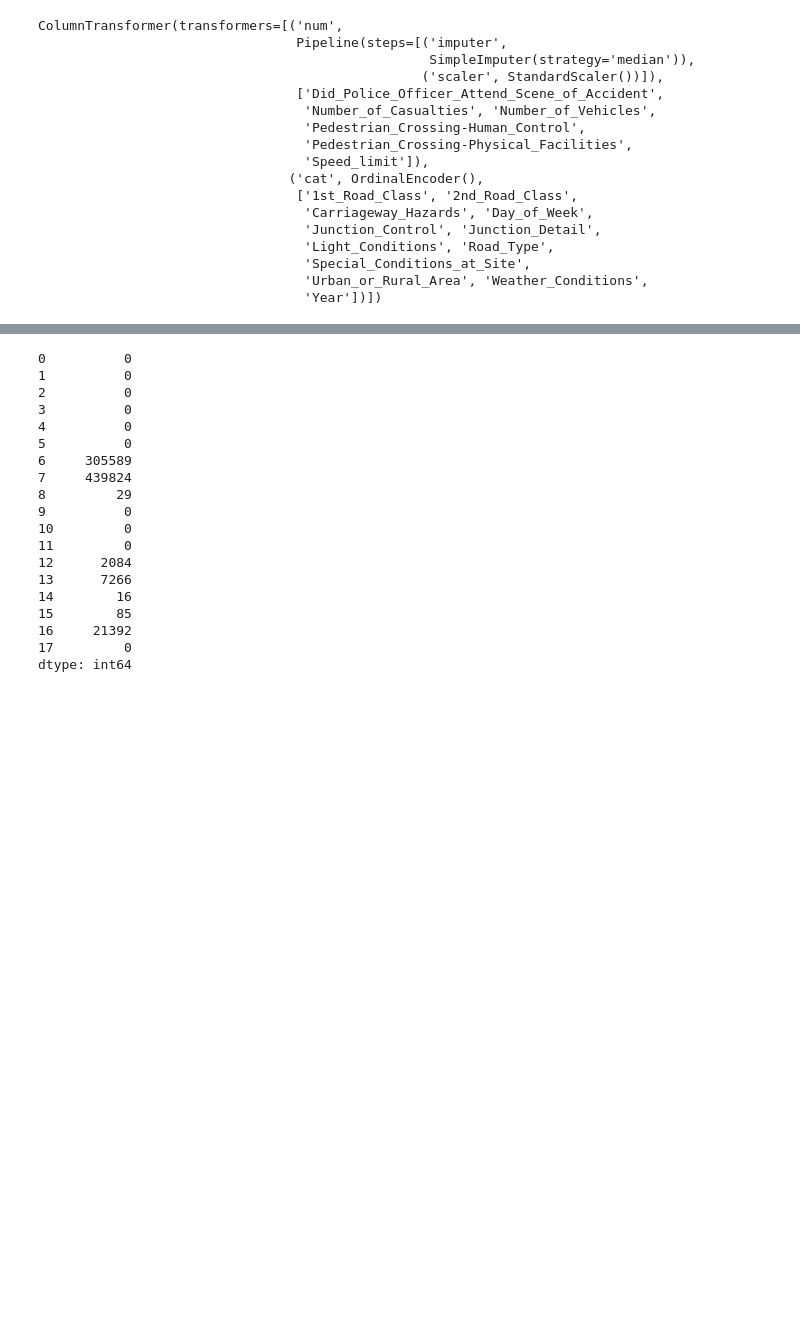
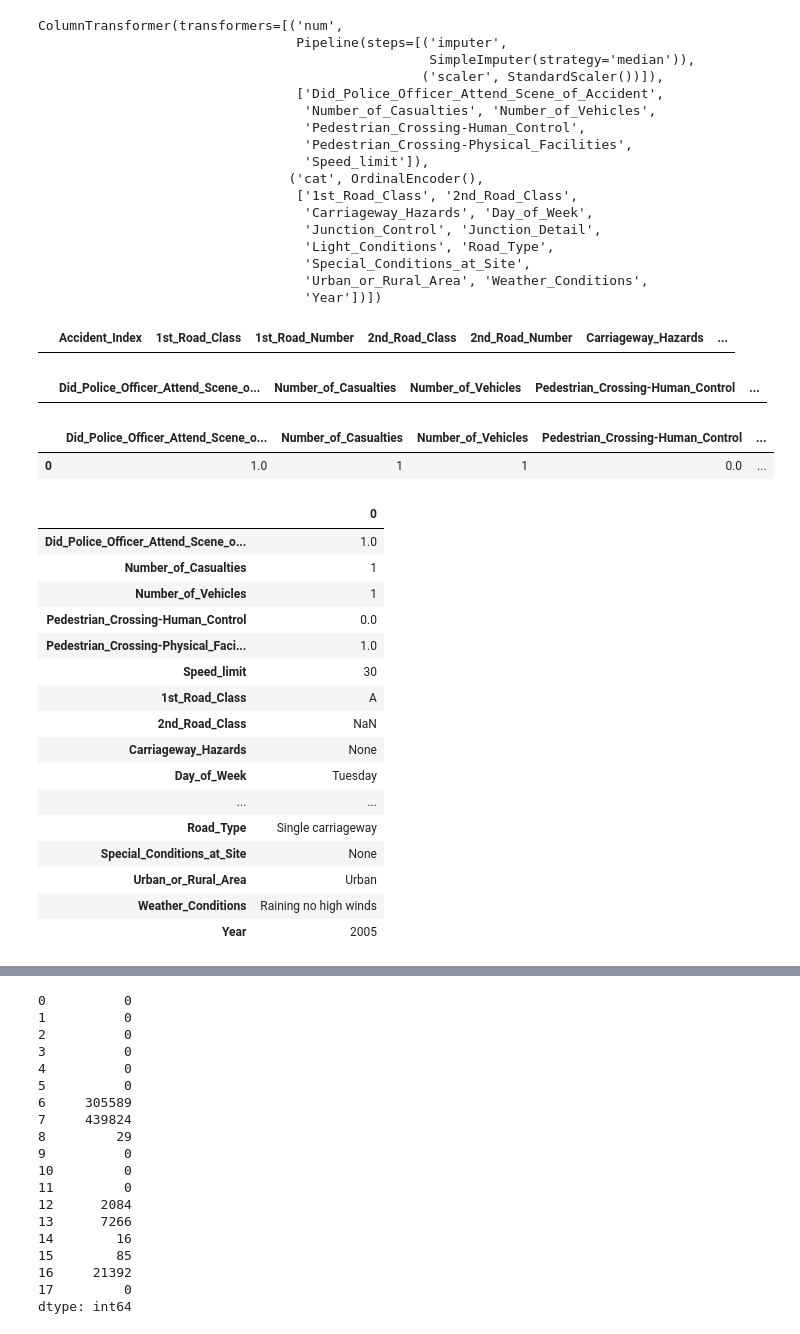
Before and after one commit to kmedri/Omdena_Predicting_RTC_Severity, a Jupyter notebook: PreProcessing/preprocessing_pipeline2.ipynb, the cells around one changed output, grey strips where cells are left out. Saved outputs shown, nothing was run; the diff lists cells and outputs as text; code cells hidden in the pictures; blank space fills up the shorter version.

```diff
--- a/PreProcessing/preprocessing_pipeline2.ipynb
+++ b/PreProcessing/preprocessing_pipeline2.ipynb
@@ -119,3 +139,23 @@ ColumnTransformer(transformers=[('num',
 Y=preprocessor.fit_transform(X)
 # %%
 df2 = pd.DataFrame(Y)
+# %%
+X.head(0)
+# %% [output]
+|  | Accident_Index | 1st_Road_Class | 1st_Road_Number | 2nd_Road_Class | 2nd_Road_Number | Carriageway_Hazards | ... |
+# %%
+df1 = df[['Did_Police_Officer_Attend_Scene_of_Accident',
+                  'Number_of_Casualties', 'Number_of_Vehicles',
+                  'Pedestrian_Crossing-Human_Control',
+                  'Pedestrian_Crossing-Physical_Facilities',
+                  'Speed_limit','1st_Road_Class', '2nd_Road_Class',
+                  'Carriageway_Hazards', 'Day_of_Week',
+                  'Junction_Control', 'Junction_Detail',
+                  'Light_Conditions', 'Road_Type', 'Special_Conditions_at_Site',
+                  'Urban_or_Rural_Area', 'Weather_Conditions',
+                  'Year'
+                   ]].copy()
+# %%
+df1.head(0)
+# %% [output]
+|  | Did_Police_Officer_Attend_Scene_o... | Number_of_Casualties | Number_of_Vehicles | Pedestrian_Crossing-Human_Control | ... |
@@ -121,0 +164,25 @@ df2 = pd.DataFrame(Y)
+# %%
+df3
+# %% [output]
+|  | Did_Police_Officer_Attend_Scene_o... | Number_of_Casualties | Number_of_Vehicles | Pedestrian_Crossing-Human_Control | ... |
+| 0 | 1.0 | 1 | 1 | 0.0 | ... |
+# %%
+df3.T
+# %% [output]
+|  | 0 |
+| Did_Police_Officer_Attend_Scene_o... | 1.0 |
+| Number_of_Casualties | 1 |
+| Number_of_Vehicles | 1 |
+| Pedestrian_Crossing-Human_Control | 0.0 |
+| Pedestrian_Crossing-Physical_Faci... | 1.0 |
+| Speed_limit | 30 |
+| 1st_Road_Class | A |
+| 2nd_Road_Class | NaN |
+| Carriageway_Hazards | None |
+| Day_of_Week | Tuesday |
+| ... | ... |
+| Road_Type | Single carriageway |
+| Special_Conditions_at_Site | None |
+| Urban_or_Rural_Area | Urban |
+| Weather_Conditions | Raining no high winds |
+| Year | 2005 |
```
Also changed, not shown: parts of 13 cells of this notebook, 3 other files.
